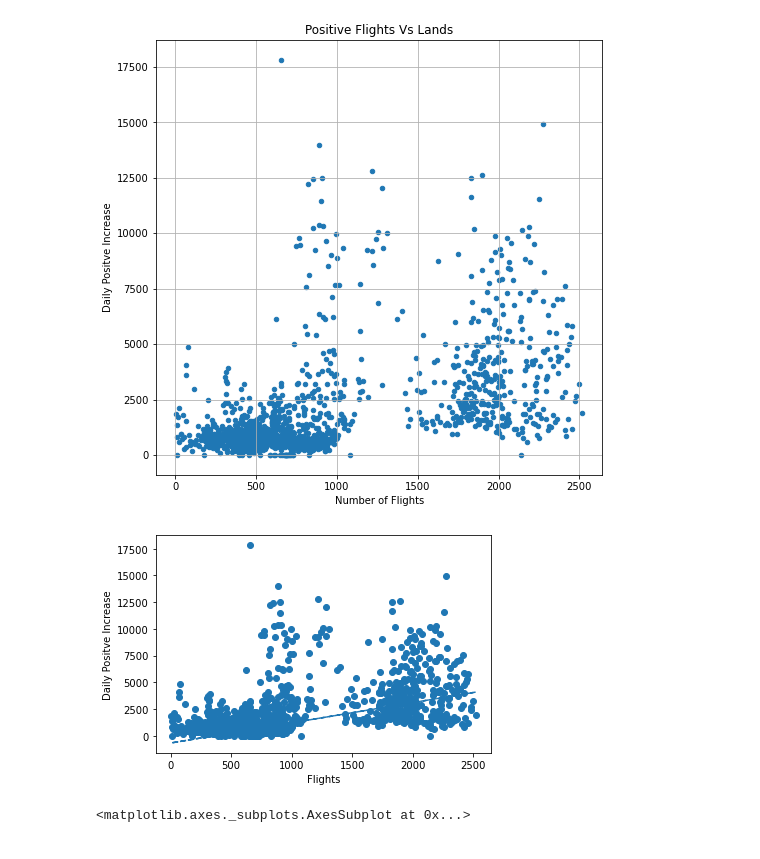
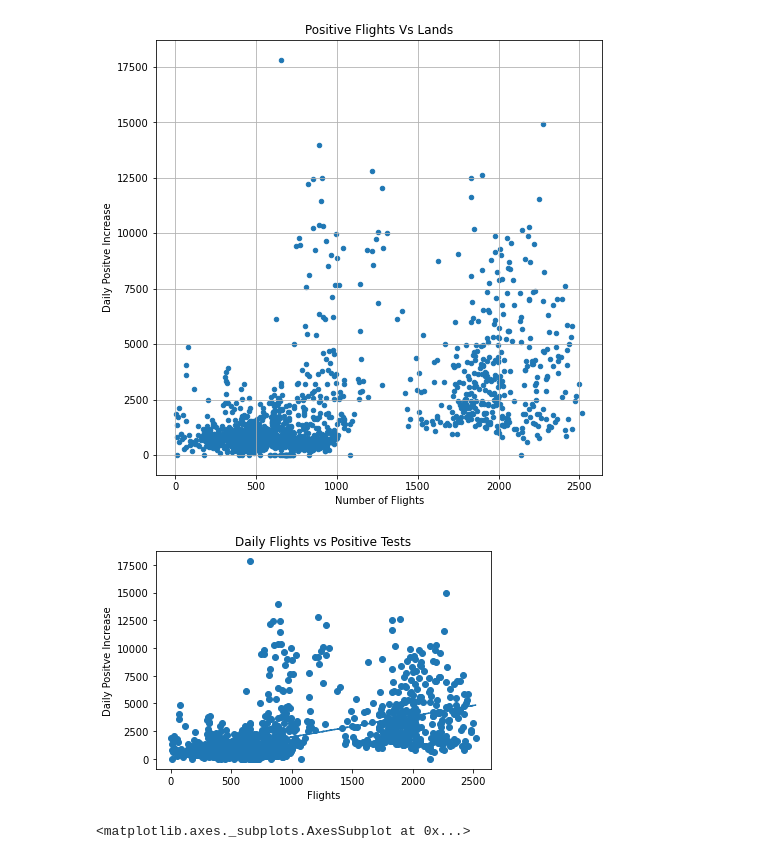
Before and after one commit to MersedehSP/Covid_Analyzer, a Jupyter notebook: Flight_Correlation_Work.ipynb, the cells around one changed output. Saved outputs shown, nothing was run; the diff lists cells and outputs as text; code cells hidden in the pictures.

```diff
--- a/Flight_Correlation_Work.ipynb
+++ b/Flight_Correlation_Work.ipynb
@@ -63,18 +63,18 @@ plt.show()
 # %%
 d_flights = data_df.iloc[:,3]
 d_positive = data_df.iloc[:,5]
 
 d_fl_slope, d_fl_int, d_fl_r, d_fl_p, d_fl_std_err = stats.linregress(d_flights, d_positive)
-d_fl_fit = d_fl_slope * d_flights + fl_int
+d_fl_fit = d_fl_slope * d_flights + d_fl_int
 
 plt.scatter(d_flights,d_positive)
 plt.plot(d_flights,d_fl_fit,"--")
-#plt.xticks(np.arange(min(100), max(300000)))
+plt.title('Daily Flights vs Positive Tests')
 plt.xlabel('Flights')
 plt.ylabel('Daily Positve Increase')
 plt.show()
 # %% [output]
-[figure, old version]
+[figure, new version]
 # %%
 #BoxPlot Positive rates by state
 data_df.boxplot("Daily Positve Increase", by="State", figsize=(20, 10))
```
Also changed, not shown: parts of 2 cells of this notebook.
